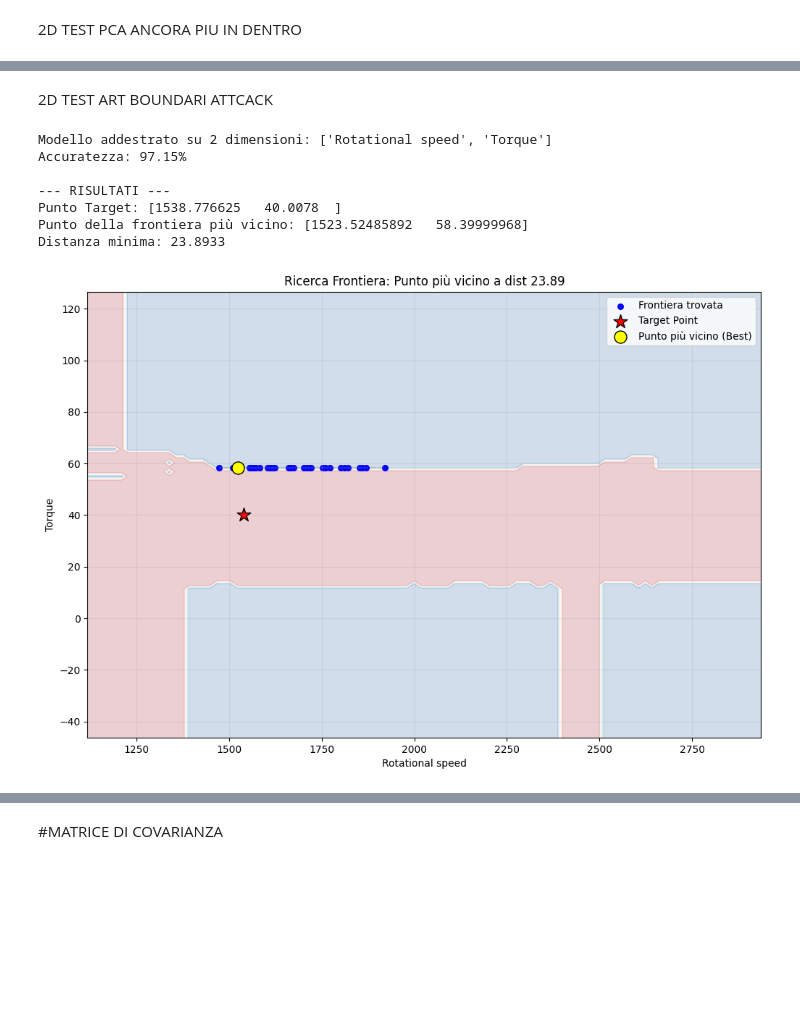
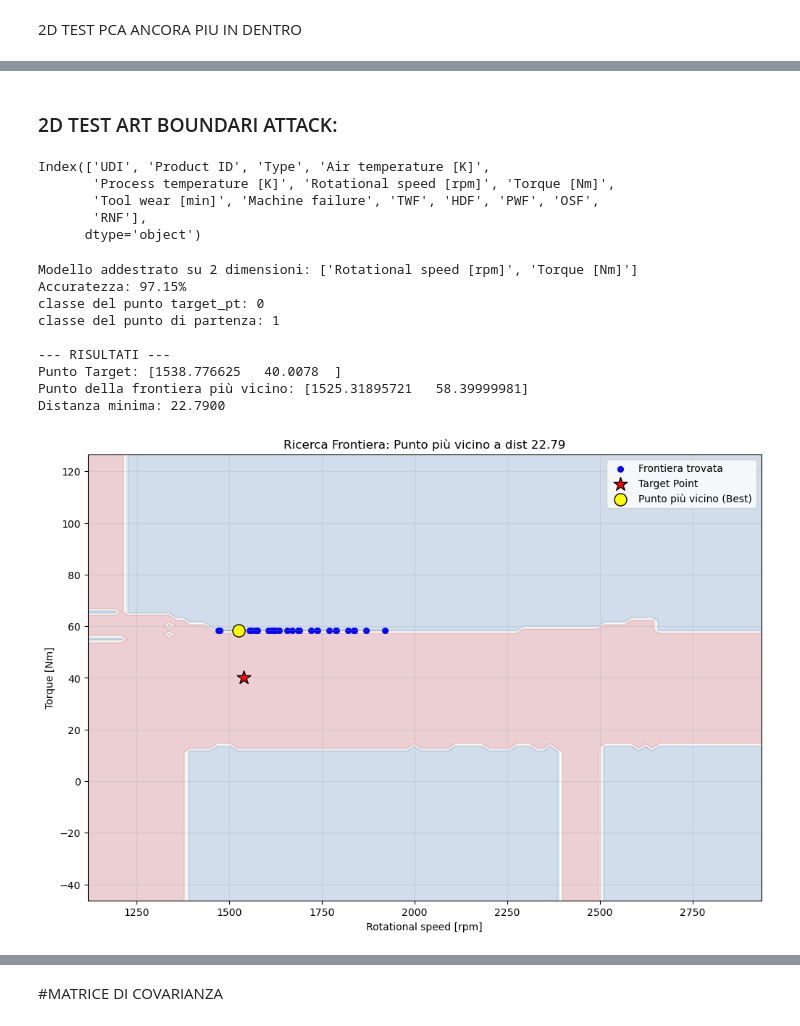
Before and after one commit to DISTA-IoT/ambe, a Jupyter notebook: ambe.ipynb, the cells around one changed output, grey strips where cells are left out. Drawn from its saved outputs; the diff is of its cells as text; code cells hidden in the pictures; blank space fills up the shorter version.

```diff
--- a/ambe.ipynb
+++ b/ambe.ipynb
@@ -1632,2 +1642,2 @@ Query medie per punto:     27.6
 # %% [markdown]
-2D TEST ART BOUNDARI ATTCACK
+### 2D TEST ART BOUNDARI ATTACK:
@@ -1634,3 +1654,11 @@ Query medie per punto:     27.6
+# %%
+df.columns
+# %% [output]
+Index(['UDI', 'Product ID', 'Type', 'Air temperature [K]',
+       'Process temperature [K]', 'Rotational speed [rpm]', 'Torque [Nm]',
+       'Tool wear [min]', 'Machine failure', 'TWF', 'HDF', 'PWF', 'OSF',
+       'RNF'],
+      dtype='object')
 # %%
 import pandas as pd
 import numpy as np
@@ -1640,10 +1668,10 @@ from sklearn.model_selection import train_test_split
 from sklearn.decomposition import PCA
 
 # --- 1. PREPARAZIONE DATI (2D) ---
-df = pd.read_csv('predictive_maintenance.csv')
+df = pd.read_csv('ai4i2020.csv')
 
 # Usiamo solo 2 feature per la visualizzazione e l'algoritmo PCA
-features_2d = ['Rotational speed', 'Torque']
+features_2d = ['Rotational speed [rpm]', 'Torque [Nm]']
 target = 'Machine failure'
 
 X = df[features_2d].values
@@ -1709,11 +1737,14 @@ class PCAAdaptiveExplorer:
 # Impostiamo il target_pt come la media delle feature (punto "centrale" normale)
 target_pt = np.mean(X_train, axis=0)
 explorer = PCAAdaptiveExplorer(rf, target_pt=target_pt)
+print("classe del punto target_pt: {}".format(explorer._predict(target_pt)))
 
 # Punto di partenza lontano per trovare la prima frontiera
 start_adv = target_pt + [200, 50]
+print("classe del punto di partenza: {}".format(explorer._predict(start_adv)))
 
 explorer.history.append(explorer.binary_search(start_adv))
+
 for _ in range(4):
     explorer.history.append(explorer.random_walk(explorer.history[-1]))
 
@@ -1744,37 +1775,39 @@ print(f"Distanza minima: {min_dist:.4f}")
 # --- 5. VISUALIZZAZIONE ---
 plt.figure(figsize=(12, 8))
 
 # Background decisionale
 x_min, x_max = X[:, 0].min() - 50, X[:, 0].max() + 50
 y_min, y_max = X[:, 1].min() - 50, X[:, 1].max() + 50
 xx, yy = np.meshgrid(np.linspace(x_min, x_max, 100), np.linspace(y_min, y_max, 100))
 zz = rf.predict(np.c_[xx.ravel(), yy.ravel()]).reshape(xx.shape)
 plt.contourf(xx, yy, zz, alpha=0.2, cmap='RdBu')
 
 # Plot punti
 plt.plot(history[:, 0], history[:, 1], c='gray', alpha=0.3, ls='--')
 plt.scatter(history[:, 0], history[:, 1], c='blue', s=30, label='Frontiera trovata')
 plt.scatter(target_pt[0], target_pt[1], c='red', marker='*', s=200, label='Target Point', edgecolors='black')
 
 # Evidenzia il punto più vicino
 plt.scatter(closest_point[0], closest_point[1], c='yellow', s=150,
             label='Punto più vicino (Best)', edgecolors='black', zorder=5)
 
 plt.xlabel(features_2d[0])
 plt.ylabel(features_2d[1])
 plt.title(f"Ricerca Frontiera: Punto più vicino a dist {min_dist:.2f}")
 plt.legend()
 plt.grid(True, alpha=0.3)
 plt.show()
 # %% [output]
-Modello addestrato su 2 dimensioni: ['Rotational speed', 'Torque']
+Modello addestrato su 2 dimensioni: ['Rotational speed [rpm]', 'Torque [Nm]']
 Accuratezza: 97.15%
+classe del punto target_pt: 0
+classe del punto di partenza: 1
 
 --- RISULTATI ---
 Punto Target: [1538.776625   40.0078  ]
-Punto della frontiera più vicino: [1523.52485892   58.39999968]
-Distanza minima: 23.8933
+Punto della frontiera più vicino: [1525.31895721   58.39999981]
+Distanza minima: 22.7900
-[figure, old version]
+[figure, new version]
 # %%
 import pandas as pd
 import numpy as np
```
Also changed, not shown: parts of 34 cells of this notebook, 1 other file.
